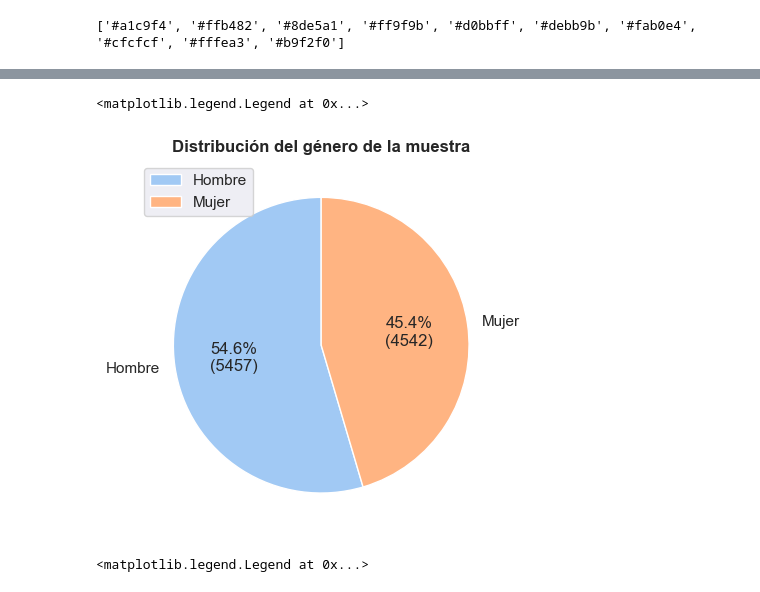
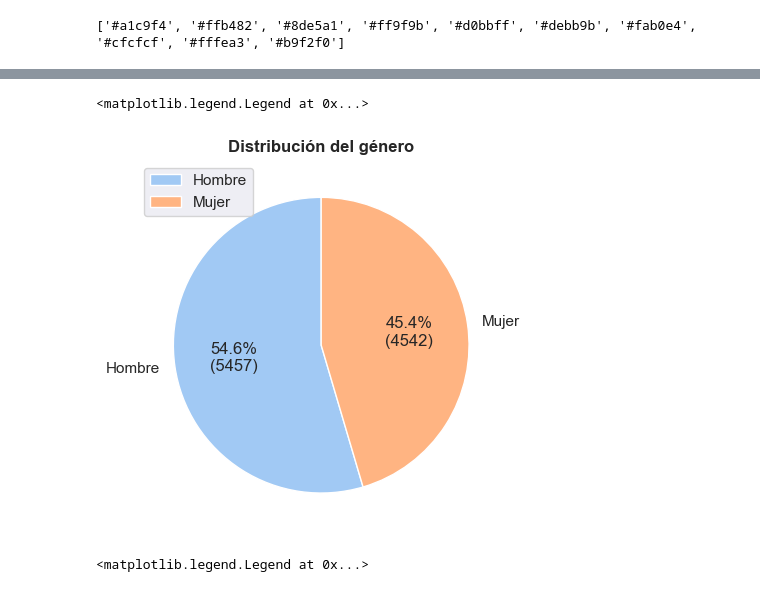
Before and after one commit to yrouuu/TFG_ADE, a Jupyter notebook: exploratorio/eda.ipynb, the cells around one changed output, grey strips where cells are left out. Saved outputs shown, nothing was run; the diff lists cells and outputs as text; code cells hidden in the pictures.

```diff
--- a/exploratorio/eda.ipynb
+++ b/exploratorio/eda.ipynb
@@ -190,17 +190,17 @@ plt.legend(loc='upper left');
 # %%
 n_gender = data['gender'].value_counts()
 #plt.figure()
-plt.title('Distribución del género de la muestra', fontweight = 'bold')
+plt.title('Distribución del género', fontweight = 'bold')
 
 plt.pie(n_gender,
         labels=['Hombre','Mujer'],
         autopct=lambda pct: pie(pct,n_gender),
         startangle=90,
         colors=('#a1c9f4','#ffb482'));
 plt.legend(loc='upper left')
 # %% [output]
 <matplotlib.legend.Legend at 0x...>
-[figure, old version]
+[figure, new version]
 # %%
 n_country = data['country'].value_counts()
 labels=['France','Germany','Spain']
```
Also changed, not shown: parts of 3 cells of this notebook.
